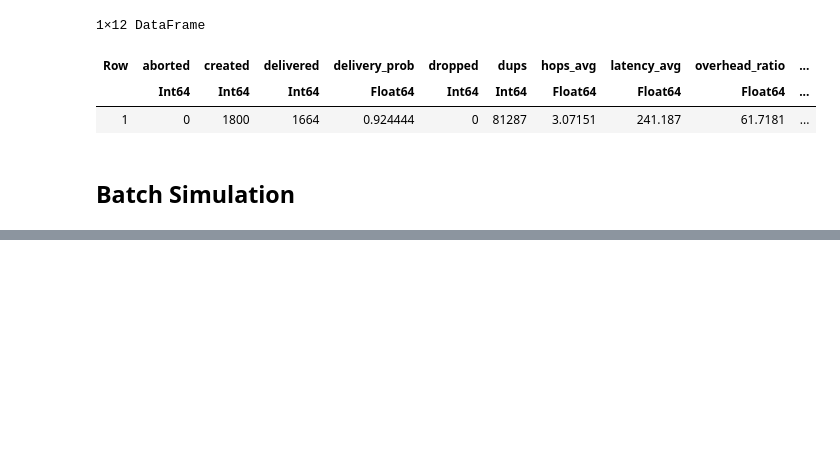
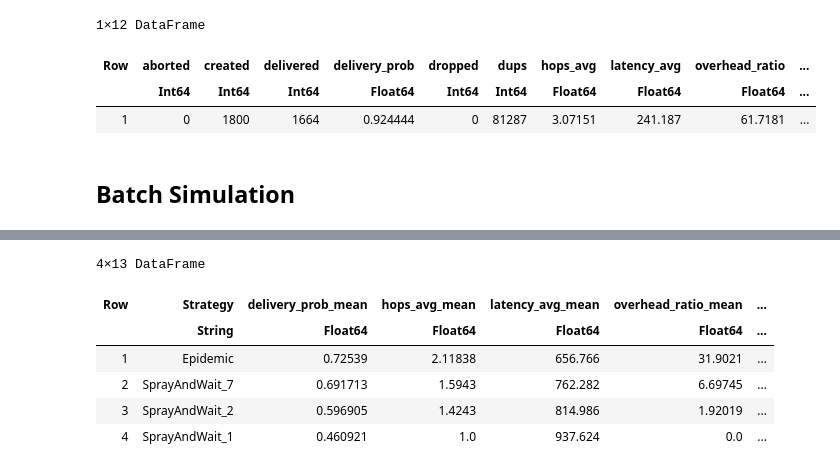
Before and after one commit to gh0st42/JONS.jl, a Jupyter notebook: examples/JONS.ipynb, the cells around one changed output, grey strips where cells are left out. Cells and saved outputs as stored; diff of their text form; code cells hidden in the pictures; blank space fills up the shorter version.

```diff
--- a/examples/JONS.ipynb
+++ b/examples/JONS.ipynb
@@ -169,0 +228,10 @@ UndefVarError: UndefVarError: df not defined
+# %%
+df1
+# %% [output]
+4×13 DataFrame
+| Row | Strategy | delivery_prob_mean | hops_avg_mean | latency_avg_mean | overhead_ratio_mean | ... |
+|  | String | Float64 | Float64 | Float64 | Float64 | ... |
+| 1 | Epidemic | 0.72539 | 2.11838 | 656.766 | 31.9021 | ... |
+| 2 | SprayAndWait_7 | 0.691713 | 1.5943 | 762.282 | 6.69745 | ... |
+| 3 | SprayAndWait_2 | 0.596905 | 1.4243 | 814.986 | 1.92019 | ... |
+| 4 | SprayAndWait_1 | 0.460921 | 1.0 | 937.624 | 0.0 | ... |
```
Also changed, not shown: parts of 6 cells of this notebook, 2 other files.
